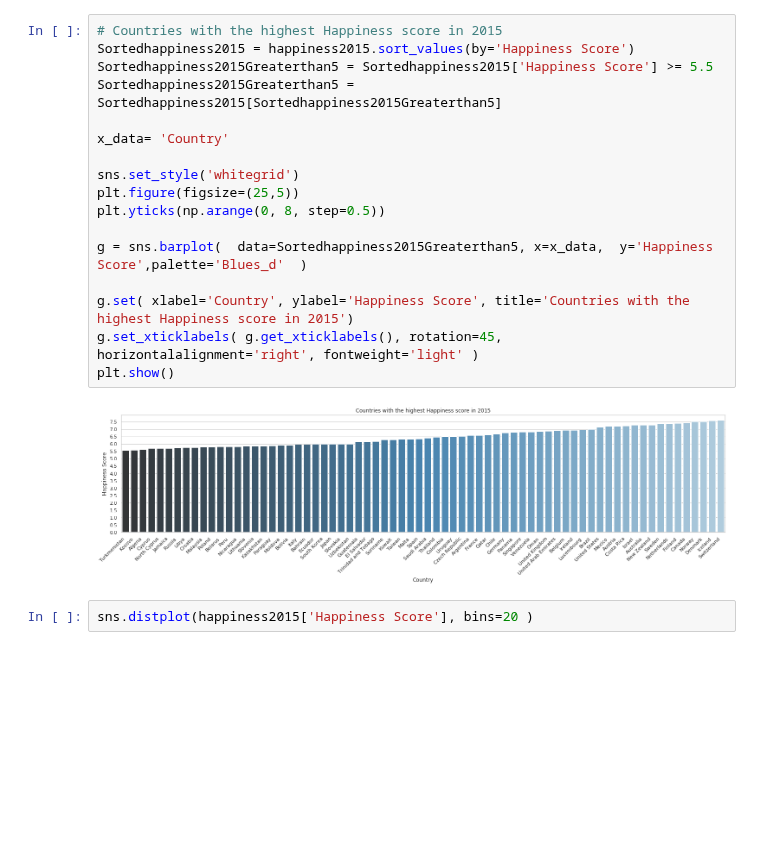
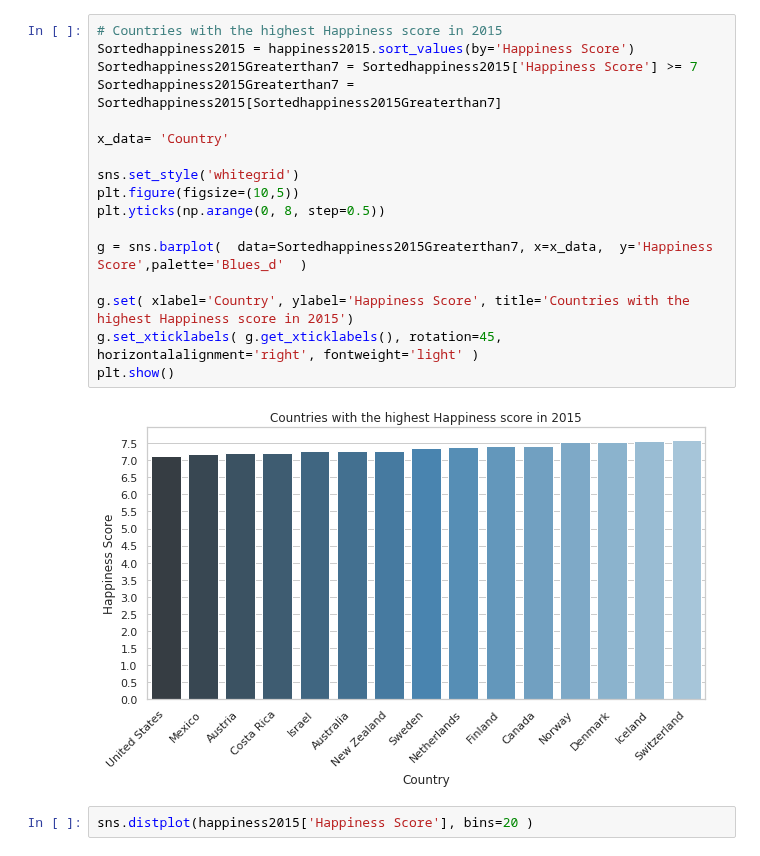
Before and after one commit to ArminD93/WorldHappinessReport, a Jupyter notebook: WorldHappinessReport.ipynb, the cells around one changed output. Drawn from its saved outputs; the diff is of its cells as text; blank space fills up the shorter version.

```diff
--- a/WorldHappinessReport.ipynb
+++ b/WorldHappinessReport.ipynb
@@ -81,22 +76,22 @@ sns.heatmap(corr, xticklabels=corr.columns.values, yticklabels=corr.columns.valu
 # %%
 # Countries with the highest Happiness score in 2015
 Sortedhappiness2015 = happiness2015.sort_values(by='Happiness Score')
-Sortedhappiness2015Greaterthan5 = Sortedhappiness2015['Happiness Score'] >= 5.5
-Sortedhappiness2015Greaterthan5 = Sortedhappiness2015[Sortedhappiness2015Greaterthan5]
+Sortedhappiness2015Greaterthan7 = Sortedhappiness2015['Happiness Score'] >= 7
+Sortedhappiness2015Greaterthan7 = Sortedhappiness2015[Sortedhappiness2015Greaterthan7]
 
 x_data= 'Country'
 
 sns.set_style('whitegrid')
-plt.figure(figsize=(25,5))
+plt.figure(figsize=(10,5))
 plt.yticks(np.arange(0, 8, step=0.5))
 
-g = sns.barplot(  data=Sortedhappiness2015Greaterthan5, x=x_data,  y='Happiness Score',palette='Blues_d'  )
+g = sns.barplot(  data=Sortedhappiness2015Greaterthan7, x=x_data,  y='Happiness Score',palette='Blues_d'  )
 
 g.set( xlabel='Country', ylabel='Happiness Score', title='Countries with the highest Happiness score in 2015')
 g.set_xticklabels( g.get_xticklabels(), rotation=45,  horizontalalignment='right', fontweight='light' )
 plt.show()
 # %% [output]
-[figure, old version]
+[figure, new version]
 # %%
 sns.distplot(happiness2015['Happiness Score'], bins=20 )
 # %% [output]
```
Also changed, not shown: parts of 7 cells of this notebook.
